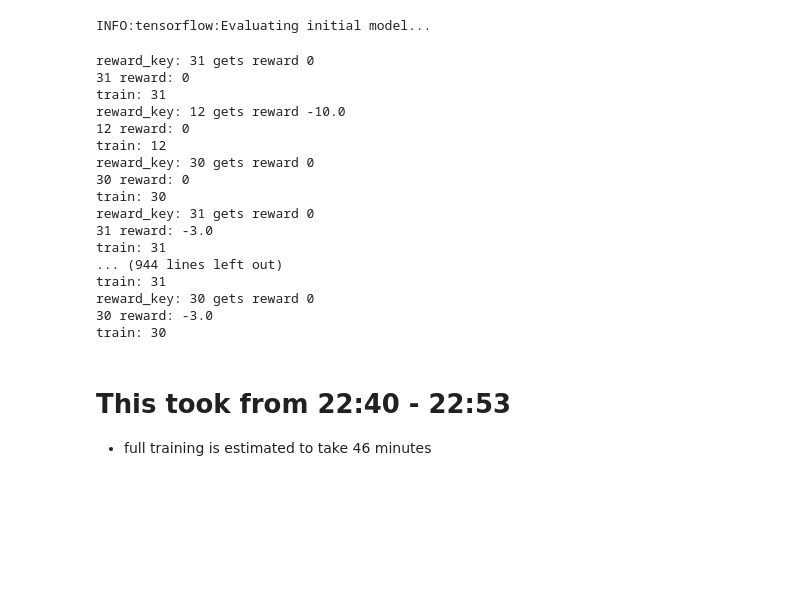
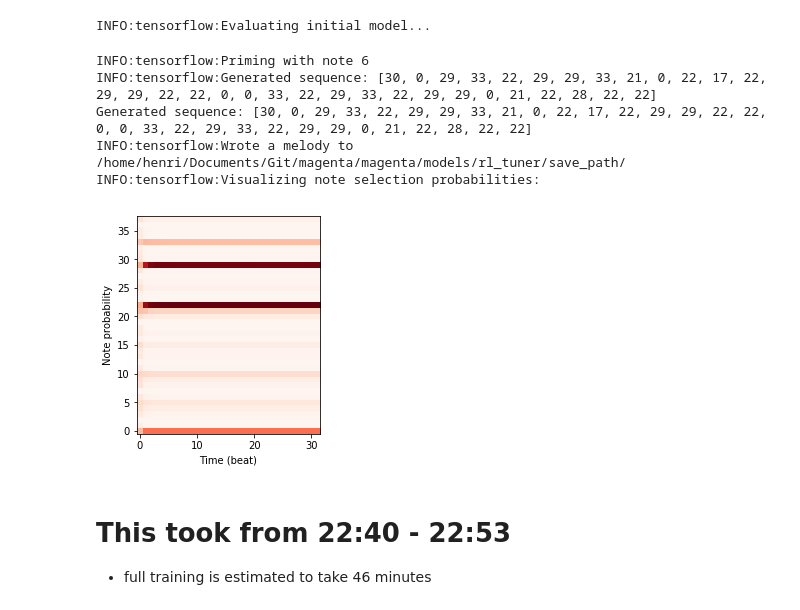
Before and after one commit to herougo/magenta, a Jupyter notebook: magenta/models/rl_tuner/rl_tuner.ipynb, the cells around one changed output. Drawn from its saved outputs; the diff is of its cells as text; code cells hidden in the pictures; blank space fills up the shorter version.

```diff
--- a/magenta/models/rl_tuner/rl_tuner.ipynb
+++ b/magenta/models/rl_tuner/rl_tuner.ipynb
@@ -69,28 +69,17 @@ rl_net.train(num_steps=5000, exploration_period=100)
 # %% [output]
 INFO:tensorflow:Evaluating initial model...
 # %%
-rl_tuner.DEBUG = True
-#rl_net.generate_music_sequence(visualize_probs=True, title='brief_training', length=32)
-rl_net.evaluate_model(10)
-rl_tuner.DEBUG = False
+#rl_tuner.DEBUG = True
+rl_net.generate_music_sequence(visualize_probs=True, title='brief_training', length=32)
+#rl_net.evaluate_model(10)
+#rl_tuner.DEBUG = False
 # %% [output]
-reward_key: 31 gets reward 0
-31 reward: 0
-train: 31
-reward_key: 12 gets reward -10.0
-12 reward: 0
-train: 12
-reward_key: 30 gets reward 0
-30 reward: 0
-train: 30
-reward_key: 31 gets reward 0
-31 reward: -3.0
-train: 31
-... (944 lines left out)
-train: 31
-reward_key: 30 gets reward 0
-30 reward: -3.0
-train: 30
+INFO:tensorflow:Priming with note 6
+INFO:tensorflow:Generated sequence: [30, 0, 29, 33, 22, 29, 29, 33, 21, 0, 22, 17, 22, 29, 29, 22, 22, 0, 0, 33, 22, 29, 33, 22, 29, 29, 0, 21, 22, 28, 22, 22]
+Generated sequence: [30, 0, 29, 33, 22, 29, 29, 33, 21, 0, 22, 17, 22, 29, 29, 22, 22, 0, 0, 33, 22, 29, 33, 22, 29, 29, 0, 21, 22, 28, 22, 22]
+INFO:tensorflow:Wrote a melody to /home/henri/Documents/Git/magenta/magenta/models/rl_tuner/save_path/
+INFO:tensorflow:Visualizing note selection probabilities:
+[figure, added]
 # %% [markdown]
 # This took from 22:40 - 22:53
 - full training is estimated to take 46 minutes
```
Also changed, not shown: parts of 4 cells of this notebook, 2 other files.
